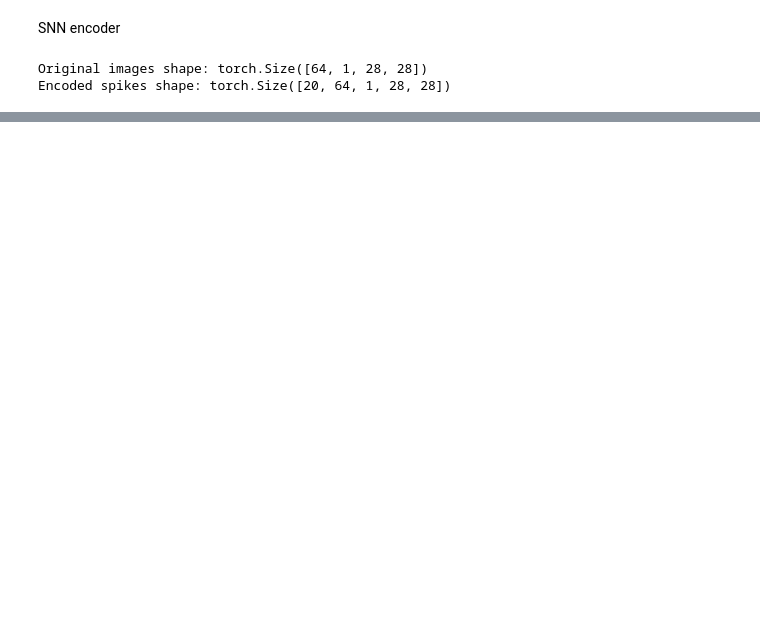
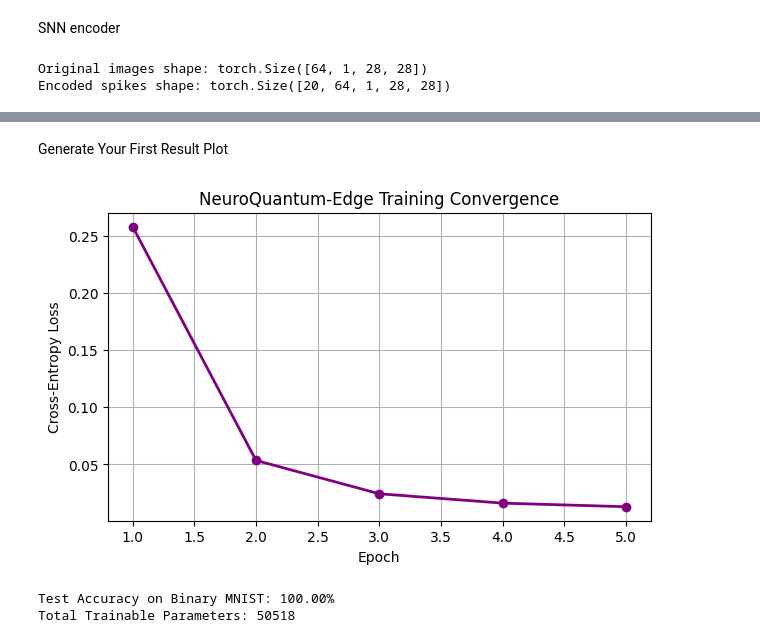
Before and after one commit to AmnaNoorr/NeuroQuantum-Edge-A-Hybrid-SNN-VQC-Architecture-for-Low-Power-Classification, a Jupyter notebook: neuro_quantum_edge.ipynb, the cells around one changed output, grey strips where cells are left out. Drawn from its saved outputs; the diff is of its cells as text; code cells hidden in the pictures; blank space fills up the shorter version.

Commit message:
completed comparitive convergense on MNIST data set

```diff
--- a/neuro_quantum_edge.ipynb
+++ b/neuro_quantum_edge.ipynb
@@ -147,0 +383,26 @@ plt.show()
+# %%
+import torch.optim as optim
+
+model = HybridNeuroQuantumNet()
+criterion = nn.CrossEntropyLoss()
+optimizer = optim.Adam(model.parameters(), lr=0.01)
+
+loss_history = []
+print("Starting Training Loop...")
+
+for epoch in range(5): # 5 quick epochs
+    running_loss = 0.0
+    for images, labels in train_loader:
+        images = images.view(images.size(0), -1) # Flatten (16, 784)
+
+        optimizer.zero_grad()
+        outputs = model(images)
+        loss = criterion(outputs, labels)
+        loss.backward()
+        optimizer.step()
+
+        running_loss += loss.item()
+
+    avg_loss = running_loss / len(train_loader)
+    loss_history.append(avg_loss)
+    print(f"Epoch [{epoch+1}/5] - Loss: {avg_loss:.4f}")
@@ -147,0 +416,44 @@ plt.show()
+# %% [markdown]
+Generate Your First Result Plot
+# %%
+import matplotlib.pyplot as plt
+
+plt.figure(figsize=(7, 4))
+plt.plot(range(1, 6), loss_history, marker='o', color='purple', linewidth=2)
+plt.title("NeuroQuantum-Edge Training Convergence")
+plt.xlabel("Epoch")
+plt.ylabel("Cross-Entropy Loss")
+plt.grid(True)
+plt.savefig("loss_curves.png")
+plt.show()
+# %% [output]
+[figure, added]
+# %%
+# Compute Test Accuracy
+correct = 0
+total = 0
+
+# Load test set (digits 0 and 1)
+test_dataset = torchvision.datasets.MNIST(root='./data', train=False, download=True, transform=transform)
+test_idx = (test_dataset.targets == 0) | (test_dataset.targets == 1)
+test_binary = Subset(test_dataset, torch.where(test_idx)[0][:200])
+test_loader = DataLoader(test_binary, batch_size=16, shuffle=False)
+
+model.eval()
+with torch.no_grad():
+    for images, labels in test_loader:
+        images = images.view(images.size(0), -1)
+        outputs = model(images)
+        _, predicted = torch.max(outputs.data, 1)
+        total += labels.size(0)
+        correct += (predicted == labels).sum().item()
+
+test_acc = 100 * correct / total
+print(f"Test Accuracy on Binary MNIST: {test_acc:.2f}%")
+
+# Count Trainable Parameters
+trainable_params = sum(p.numel() for p in model.parameters() if p.requires_grad)
+print(f"Total Trainable Parameters: {trainable_params}")
+# %% [output]
+Test Accuracy on Binary MNIST: 100.00%
+Total Trainable Parameters: 50518
```
Also changed, not shown: parts of 27 cells of this notebook.
